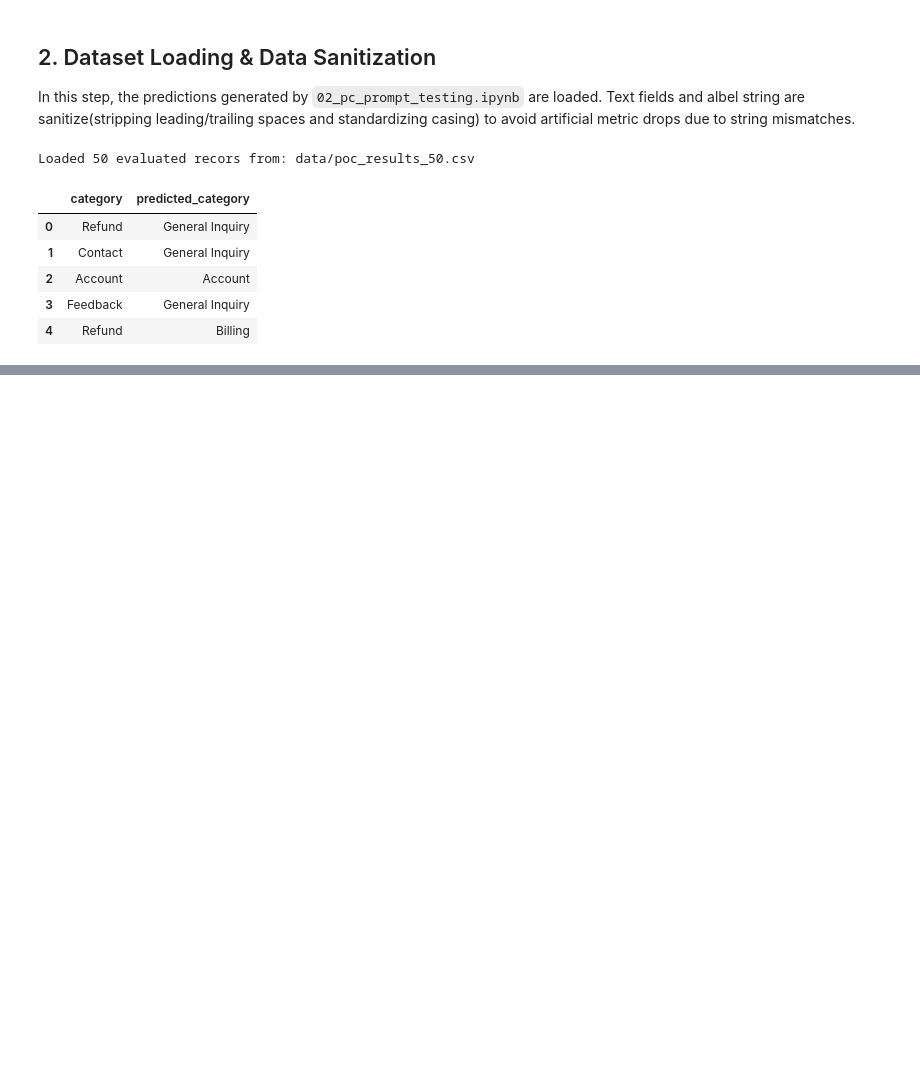
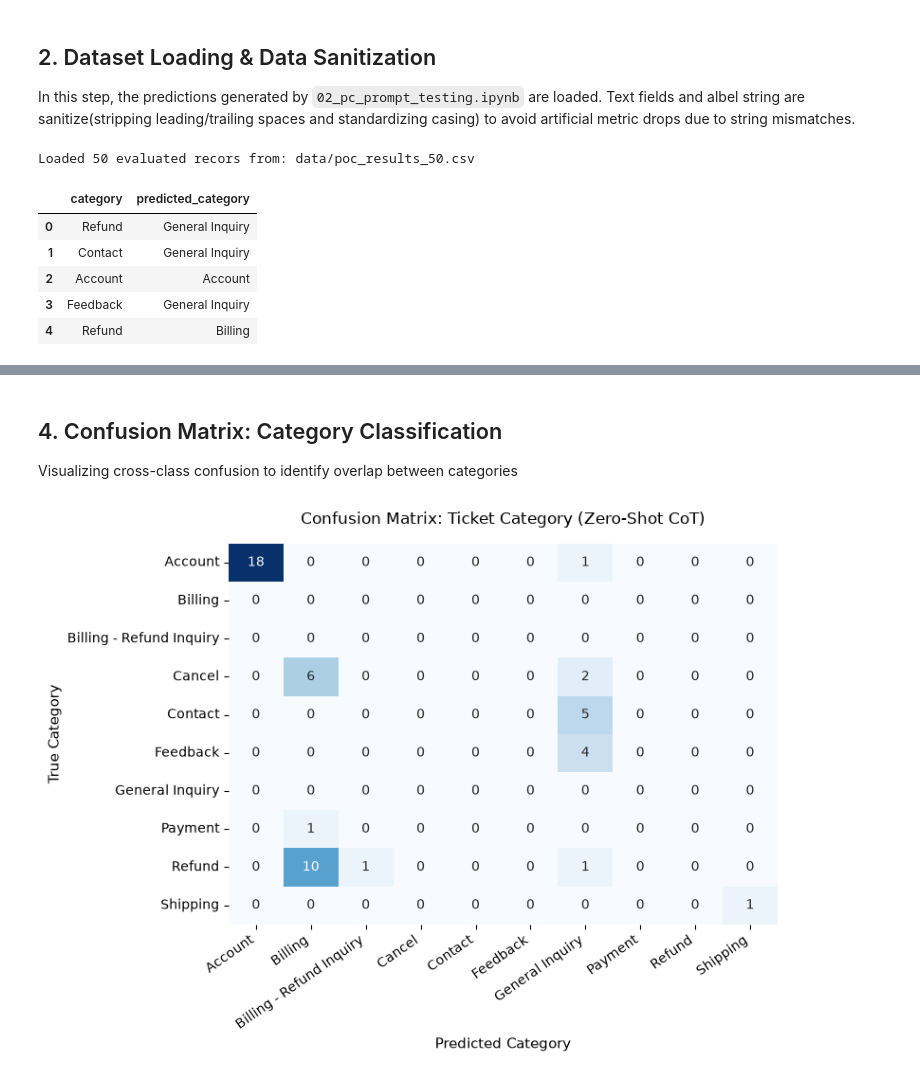
Before and after one commit to SepehrShakibi/ticket-processing-pipeline, a Jupyter notebook: notebooks/03_poc_evaluation.ipynb, the cells around one changed output, grey strips where cells are left out. Drawn from its saved outputs; the diff is of its cells as text; code cells hidden in the pictures; blank space fills up the shorter version.

Commit message:
feat(eval): add evaluation metrics and visual confusion matrices

```diff
--- a/notebooks/03_poc_evaluation.ipynb
+++ b/notebooks/03_poc_evaluation.ipynb
@@ -61,0 +65,18 @@ df_eval[['category', 'predicted_category']].head()
+# %%
+y_true_cat: pd.Series = df_eval['category']
+y_pred_cat: pd.Series = df_eval['predicted_category']
+
+# Compute key metric scores
+cat_acc:float = accuracy_score(y_true_cat,y_pred_cat)
+
+cat_prec_w, cat_rec_w, cat_f1_w, _ = precision_recall_fscore_support(y_true_cat, y_pred_cat, average='weighted', zero_division=0)
+cat_prec_m, cat_rec_m, cat_f1_m, _ = precision_recall_fscore_support(y_true_cat, y_pred_cat, average='macro', zero_division=0)
+
+cat_report: str = classification_report(y_true_cat, y_pred_cat, zero_division=0)
+
+print(f"Overall Accuracy:  {cat_acc * 100:.2f}%")
+print(f"Weighted F1-Score: {cat_f1_w * 100:.2f}% (Precision: {cat_prec_w * 100:.2f}%, Recall: {cat_rec_w * 100:.2f}%)")
+print(f"Macro F1-Score:    {cat_f1_m * 100:.2f}% (Precision: {cat_prec_m * 100:.2f}%, Recall: {cat_rec_m * 100:.2f}%)")
+print()
+print("Classification Report:\n")
+print(cat_report)
@@ -61,0 +101,29 @@ df_eval[['category', 'predicted_category']].head()
+# %% [markdown]
+## 4. Confusion Matrix: Category Classification
+Visualizing cross-class confusion to identify overlap between categories
+# %%
+cat_labels: List[str] = sorted(list(set(y_true_cat.unique()) | set(y_pred_cat.unique())))
+cm_cat: np.ndarray = confusion_matrix(y_true_cat, y_pred_cat, labels=cat_labels)
+
+
+fig_cat, ax_cat = plt.subplots(figsize=(8, 6))
+
+sns.heatmap(
+    cm_cat,
+    annot=True,
+    fmt='d',
+    cmap='Blues',
+    xticklabels=cat_labels,
+    yticklabels=cat_labels,
+    cbar=False,
+    ax=ax_cat
+)
+
+ax_cat.set_title("Confusion Matrix: Ticket Category (Zero-Shot CoT)", pad=15)
+ax_cat.set_xlabel("Predicted Category")
+ax_cat.set_ylabel("True Category")
+plt.xticks(rotation=35, ha='right')
+plt.yticks(rotation=0)
+plt.show()
+# %% [output]
+[figure, added]
```
Also changed, not shown: parts of 4 cells of this notebook.
